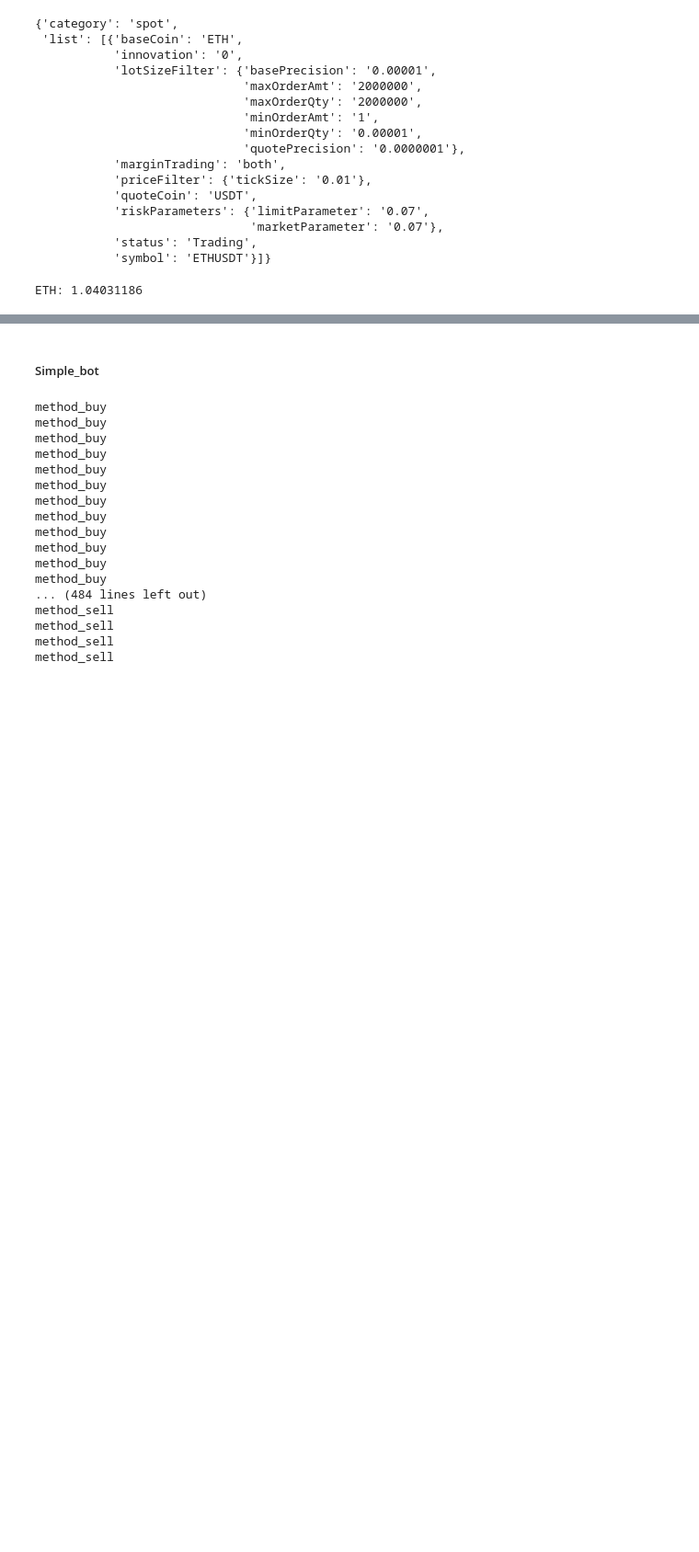
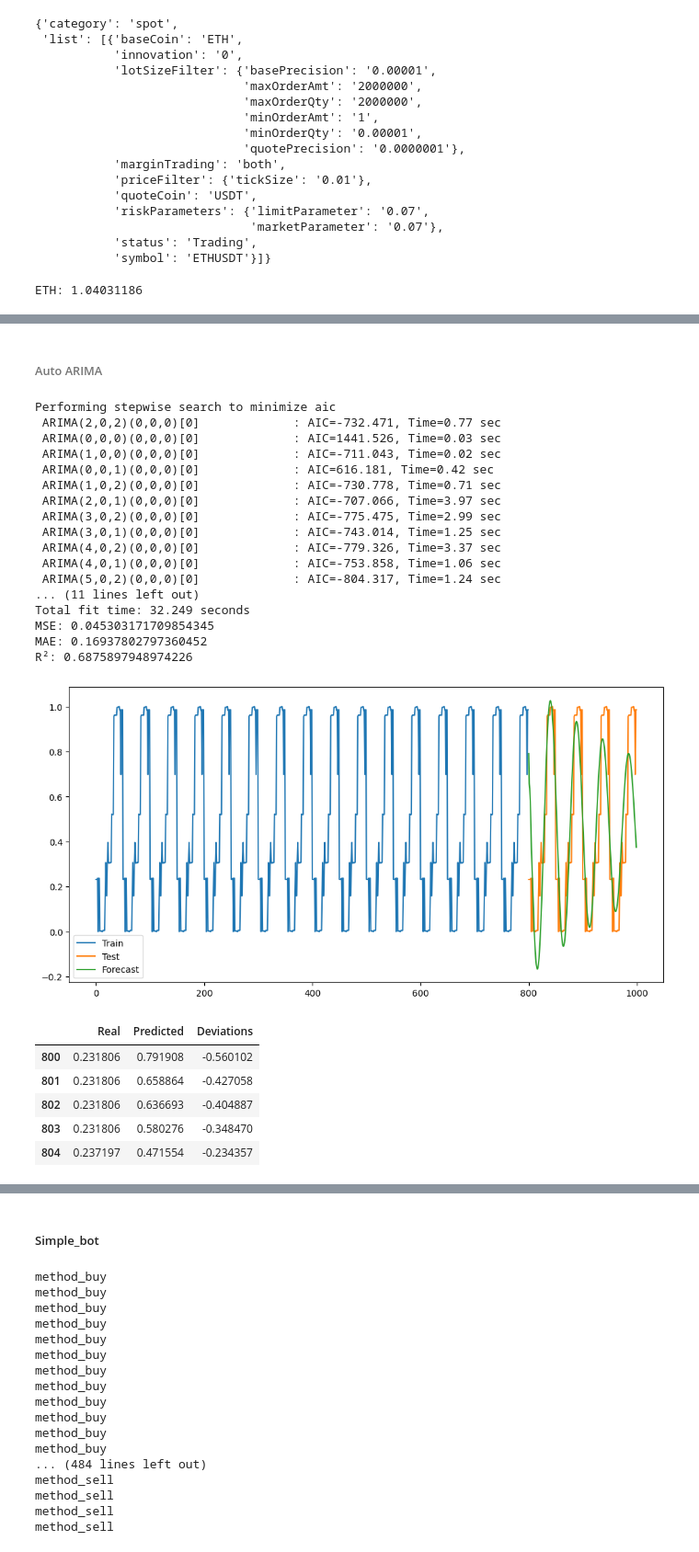
Before and after one commit to Zeerax-nya/Trading_bot, a Jupyter notebook: TradingBot.ipynb, the cells around one changed output, grey strips where cells are left out. Shown at 92% size. Saved outputs shown, nothing was run; the diff lists cells and outputs as text; code cells hidden in the pictures; blank space fills up the shorter version.

```diff
--- a/TradingBot.ipynb
+++ b/TradingBot.ipynb
@@ -1230,0 +1403,72 @@ ETH: 1.04031186
+# %% [markdown]
+###### Auto ARIMA
+# %%
+from pmdarima import auto_arima
+
+# Загрузка данных из CSV и подготовка для ARIMA
+data_scaled = pd.read_csv('data_scaled.csv').values.flatten()  # Загрузка и преобразование данных в 1-мерный массив
+data = pd.Series(data_scaled)
+
+# Разделение данных на тренировочные и тестовые
+train_size = int(len(data) * 0.8)
+train, test = data[:train_size], data[train_size:]
+
+# Подбор лучших параметров для модели ARIMA
+model = auto_arima(train, seasonal=False, trace=True)
+
+# Обучение модели ARIMA с лучшими параметрами
+model_fit = model.fit(train)
+
+# Прогнозирование
+forecast = model_fit.predict(n_periods=len(test))
+
+# Вычисление метрик
+mse = mean_squared_error(test, forecast)
+mae = mean_absolute_error(test, forecast)
+r2 = r2_score(test, forecast)
+
+# Вывод метрик
+print(f'MSE: {mse}')
+print(f'MAE: {mae}')
+print(f'R²: {r2}')
+
+# Построение графиков
+plt.figure(figsize=(12, 6))
+plt.plot(train.index, train, label='Train')
+plt.plot(test.index, test, label='Test')
+plt.plot(test.index, forecast, label='Forecast')
+plt.legend()
+plt.show()
+
+# Сохранение результатов в DataFrame
+results_df = pd.DataFrame({
+    'Real': test.values,
+    'Predicted': forecast,
+    'Deviations': test.values - forecast
+})
+results_df.head()
+# %% [output]
+Performing stepwise search to minimize aic
+ ARIMA(2,0,2)(0,0,0)[0]             : AIC=-732.471, Time=0.77 sec
+ ARIMA(0,0,0)(0,0,0)[0]             : AIC=1441.526, Time=0.03 sec
+ ARIMA(1,0,0)(0,0,0)[0]             : AIC=-711.043, Time=0.02 sec
+ ARIMA(0,0,1)(0,0,0)[0]             : AIC=616.181, Time=0.42 sec
+ ARIMA(1,0,2)(0,0,0)[0]             : AIC=-730.778, Time=0.71 sec
+ ARIMA(2,0,1)(0,0,0)[0]             : AIC=-707.066, Time=3.97 sec
+ ARIMA(3,0,2)(0,0,0)[0]             : AIC=-775.475, Time=2.99 sec
+ ARIMA(3,0,1)(0,0,0)[0]             : AIC=-743.014, Time=1.25 sec
+ ARIMA(4,0,2)(0,0,0)[0]             : AIC=-779.326, Time=3.37 sec
+ ARIMA(4,0,1)(0,0,0)[0]             : AIC=-753.858, Time=1.06 sec
+ ARIMA(5,0,2)(0,0,0)[0]             : AIC=-804.317, Time=1.24 sec
+... (11 lines left out)
+Total fit time: 32.249 seconds
+MSE: 0.045303171709854345
+MAE: 0.16937802797360452
+R²: 0.6875897948974226
+[figure, added]
+|  | Real | Predicted | Deviations |
+| 800 | 0.231806 | 0.791908 | -0.560102 |
+| 801 | 0.231806 | 0.658864 | -0.427058 |
+| 802 | 0.231806 | 0.636693 | -0.404887 |
+| 803 | 0.231806 | 0.580276 | -0.348470 |
+| 804 | 0.237197 | 0.471554 | -0.234357 |
```
Also changed, not shown: parts of 43 cells of this notebook.
